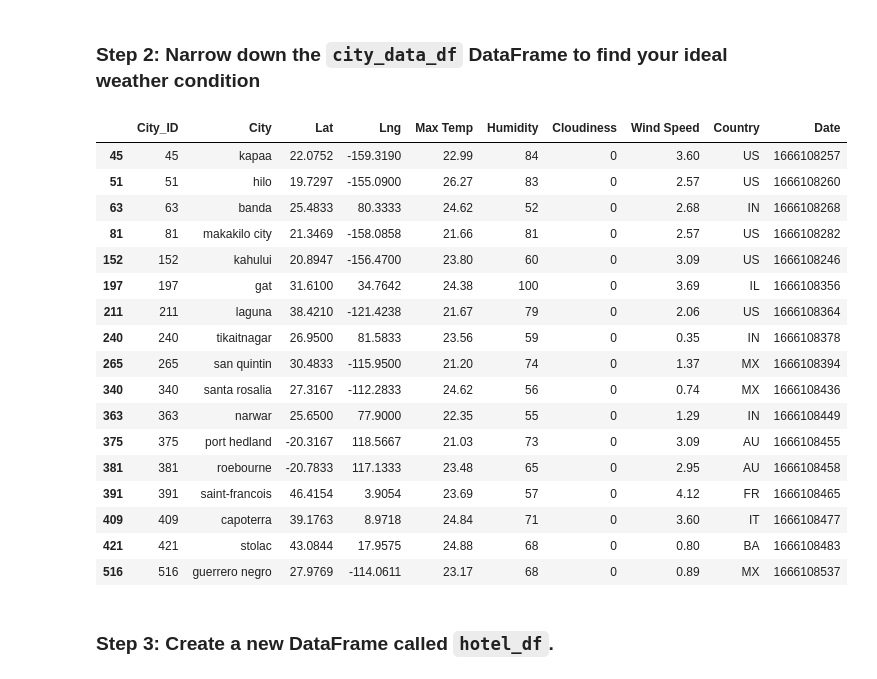
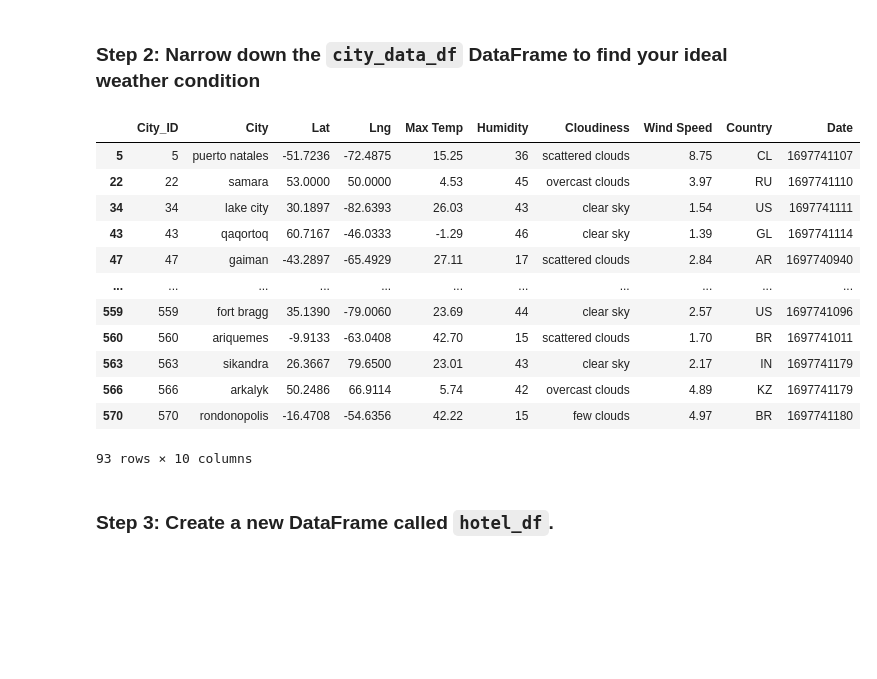
Before and after one commit to qudsia99/python-api-challenge, a Jupyter notebook: api_assignment/weatherPy/VacationPy.ipynb, the cells around one changed output. Cells and saved outputs as stored; diff of their text form; code cells hidden in the pictures; blank space fills up the shorter version.

```diff
--- a/api_assignment/weatherPy/VacationPy.ipynb
+++ b/api_assignment/weatherPy/VacationPy.ipynb
@@ -38,32 +51,27 @@ ModuleNotFoundError: No module named 'pandas.io.formats.html'
 ### Step 2: Narrow down the `city_data_df` DataFrame to find your ideal weather condition
 # %%
 # Narrow down cities that fit criteria and drop any results with null values
-# YOUR CODE HERE
+city_data_df = city_data_df.loc[city_data_df['Humidity']<=50,:]
 
 # Drop any rows with null values
-# YOUR CODE HERE
+city_data_df.dropna()
 
 # Display sample data
-# YOUR CODE HERE
+city_data_df
 # %% [output]
 |  | City_ID | City | Lat | Lng | Max Temp | Humidity | Cloudiness | Wind Speed | Country | Date |
-| 45 | 45 | kapaa | 22.0752 | -159.3190 | 22.99 | 84 | 0 | 3.60 | US | 1666108257 |
-| 51 | 51 | hilo | 19.7297 | -155.0900 | 26.27 | 83 | 0 | 2.57 | US | 1666108260 |
-| 63 | 63 | banda | 25.4833 | 80.3333 | 24.62 | 52 | 0 | 2.68 | IN | 1666108268 |
-| 81 | 81 | makakilo city | 21.3469 | -158.0858 | 21.66 | 81 | 0 | 2.57 | US | 1666108282 |
-| 152 | 152 | kahului | 20.8947 | -156.4700 | 23.80 | 60 | 0 | 3.09 | US | 1666108246 |
-| 197 | 197 | gat | 31.6100 | 34.7642 | 24.38 | 100 | 0 | 3.69 | IL | 1666108356 |
-| 211 | 211 | laguna | 38.4210 | -121.4238 | 21.67 | 79 | 0 | 2.06 | US | 1666108364 |
-| 240 | 240 | tikaitnagar | 26.9500 | 81.5833 | 23.56 | 59 | 0 | 0.35 | IN | 1666108378 |
-| 265 | 265 | san quintin | 30.4833 | -115.9500 | 21.20 | 74 | 0 | 1.37 | MX | 1666108394 |
-| 340 | 340 | santa rosalia | 27.3167 | -112.2833 | 24.62 | 56 | 0 | 0.74 | MX | 1666108436 |
-| 363 | 363 | narwar | 25.6500 | 77.9000 | 22.35 | 55 | 0 | 1.29 | IN | 1666108449 |
-| 375 | 375 | port hedland | -20.3167 | 118.5667 | 21.03 | 73 | 0 | 3.09 | AU | 1666108455 |
-| 381 | 381 | roebourne | -20.7833 | 117.1333 | 23.48 | 65 | 0 | 2.95 | AU | 1666108458 |
-| 391 | 391 | saint-francois | 46.4154 | 3.9054 | 23.69 | 57 | 0 | 4.12 | FR | 1666108465 |
-| 409 | 409 | capoterra | 39.1763 | 8.9718 | 24.84 | 71 | 0 | 3.60 | IT | 1666108477 |
-| 421 | 421 | stolac | 43.0844 | 17.9575 | 24.88 | 68 | 0 | 0.80 | BA | 1666108483 |
-| 516 | 516 | guerrero negro | 27.9769 | -114.0611 | 23.17 | 68 | 0 | 0.89 | MX | 1666108537 |
+| 5 | 5 | puerto natales | -51.7236 | -72.4875 | 15.25 | 36 | scattered clouds | 8.75 | CL | 1697741107 |
+| 22 | 22 | samara | 53.0000 | 50.0000 | 4.53 | 45 | overcast clouds | 3.97 | RU | 1697741110 |
+| 34 | 34 | lake city | 30.1897 | -82.6393 | 26.03 | 43 | clear sky | 1.54 | US | 1697741111 |
+| 43 | 43 | qaqortoq | 60.7167 | -46.0333 | -1.29 | 46 | clear sky | 1.39 | GL | 1697741114 |
+| 47 | 47 | gaiman | -43.2897 | -65.4929 | 27.11 | 17 | scattered clouds | 2.84 | AR | 1697740940 |
+| ... | ... | ... | ... | ... | ... | ... | ... | ... | ... | ... |
+| 559 | 559 | fort bragg | 35.1390 | -79.0060 | 23.69 | 44 | clear sky | 2.57 | US | 1697741096 |
+| 560 | 560 | ariquemes | -9.9133 | -63.0408 | 42.70 | 15 | scattered clouds | 1.70 | BR | 1697741011 |
+| 563 | 563 | sikandra | 26.3667 | 79.6500 | 23.01 | 43 | clear sky | 2.17 | IN | 1697741179 |
+| 566 | 566 | arkalyk | 50.2486 | 66.9114 | 5.74 | 42 | overcast clouds | 4.89 | KZ | 1697741179 |
+| 570 | 570 | rondonopolis | -16.4708 | -54.6356 | 42.22 | 15 | few clouds | 4.97 | BR | 1697741180 |
+93 rows × 10 columns
 # %% [markdown]
 ### Step 3: Create a new DataFrame called `hotel_df`.
 # %%
```
Also changed, not shown: parts of 7 cells of this notebook, 2 other files.
